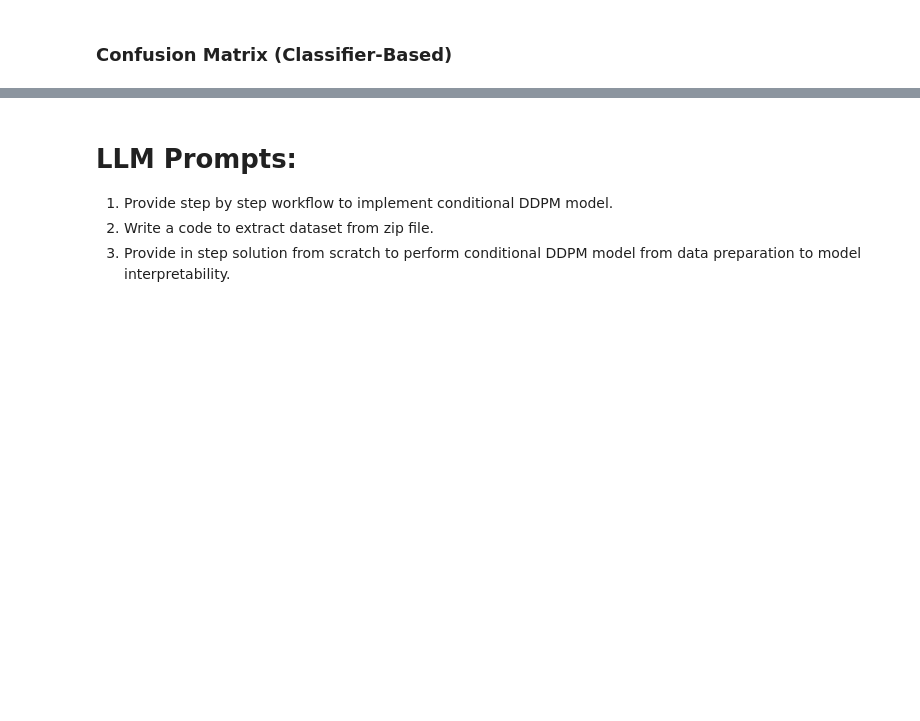
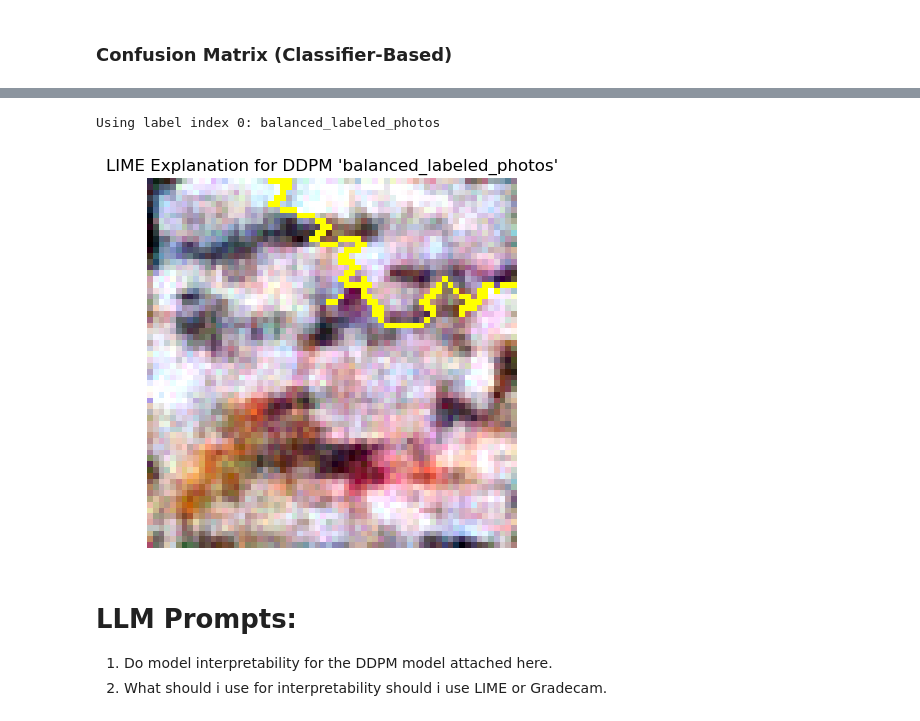
Before and after one commit to LCIT-AISC-T3-S25/Group4, a Jupyter notebook: CV/Assignment3/Aesha/DDPM.ipynb, the cells around one changed output, grey strips where cells are left out. Drawn from its saved outputs; the diff is of its cells as text; code cells hidden in the pictures; blank space fills up the shorter version.

Commit message:
ddpm complete

```diff
--- a/CV/Assignment3/Aesha/DDPM.ipynb
+++ b/CV/Assignment3/Aesha/DDPM.ipynb
@@ -378,8 +414,52 @@ def gradcam_on_generated(model, classifier, label):
 # %%
-# Run after model is trained and classifier is loaded
-gradcam_on_generated(model, classifier, label=2)  # inside, for example
+from lime import lime_image
+from skimage.segmentation import mark_boundaries
+import numpy as np
+import matplotlib.pyplot as plt
+
+#  Define safe label
+safe_label = min(2, num_classes - 1)  # ensures label is valid (e.g. 2 or below)
+print(f"Using label index {safe_label}: {full_dataset.classes[safe_label]}")
+
+#  Generate DDPM image for that label
+img_tensor = sample_ddpm(model, 1, label=safe_label)[0]  # shape: [3, H, W]
+img_np = (img_tensor.permute(1, 2, 0).cpu().numpy() * 255).astype(np.uint8)
+
+#  Create LIME explainer
+explainer = lime_image.LimeImageExplainer()
+
+#  Define classifier wrapper for LIME
+def classifier_wrapper(images):
+    images = torch.tensor(images).permute(0, 3, 1, 2).float() / 255.0
+    images = transforms.Normalize([0.5]*3, [0.5]*3)(images)
+    outputs = classifier(images.to(device)).detach().cpu().numpy()
+    return outputs
+
+#  Run LIME on generated image
+explanation = explainer.explain_instance(
+    img_np,
+    classifier_wrapper,
+    top_labels=1,
+    hide_color=0,
+    num_samples=1000
+)
+
+#  Visualize explanation
+temp, mask = explanation.get_image_and_mask(
+    explanation.top_labels[0],
+    positive_only=True,
+    num_features=5,
+    hide_rest=False
+)
+
+plt.imshow(mark_boundaries(temp / 255.0, mask))
+plt.title(f"LIME Explanation for DDPM '{full_dataset.classes[safe_label]}'")
+plt.axis("off")
+plt.show()
+# %% [output]
+Using label index 0: balanced_labeled_photos
+[figure, added]
 # %% [markdown]
 # LLM Prompts:
-1. Provide step by step workflow to implement conditional DDPM model.
-2. Write a code to extract dataset from zip file.
-3. Provide in step solution from scratch to perform conditional DDPM model from data preparation to model interpretability.
+1. Do model interpretability for the DDPM model attached here.
+2. What should i use for interpretability should i use LIME or Gradecam.
```
Also changed, not shown: parts of 14 cells of this notebook.
